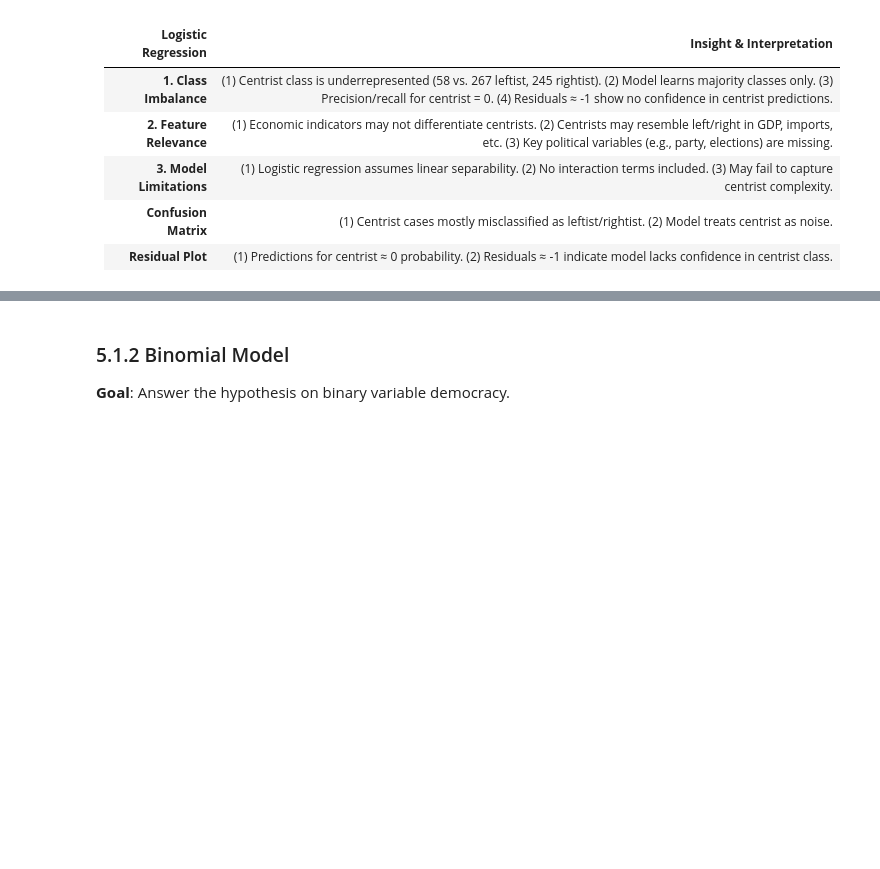
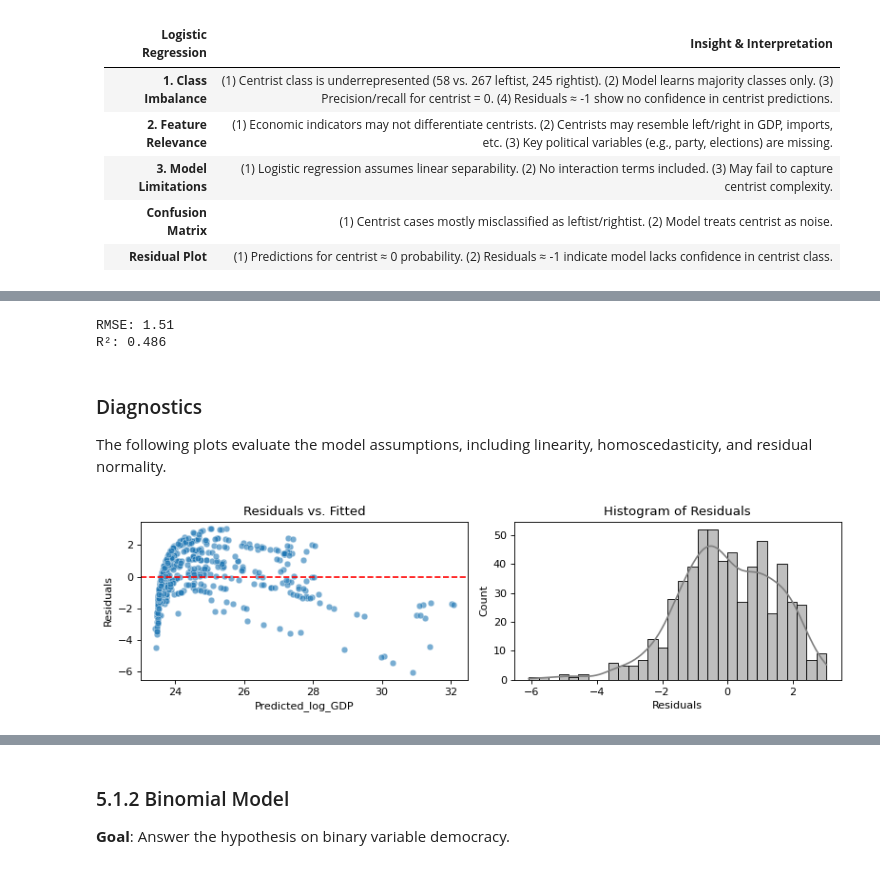
Before and after one commit to irmakoz1/ML1-HSLU, a Jupyter notebook: ML1_Report.ipynb, the cells around one changed output, grey strips where cells are left out. Saved outputs shown, nothing was run; the diff lists cells and outputs as text; code cells hidden in the pictures; blank space fills up the shorter version.

```diff
--- a/ML1_Report.ipynb
+++ b/ML1_Report.ipynb
@@ -729,0 +543,13 @@ plt.show()
+# %%
+df_regression = pd.read_csv('processed_data/new_data_with_count.csv')
+df_regression['log_GDP'] = np.log(df_regression['Gross.Domestic.Product..GDP.'])
+# %%
+# Model with log(GDP) ~ military expenditure + population + per capita GNI
+df_extended = df_regression[['log_GDP', 'Military.expenditure....of.GDP.', 'Population', 'Per.capita.GNI']].dropna()
+train, test = train_test_split(df_extended, test_size=0.2, random_state=42)
+
+model = smf.ols('log_GDP ~ Q("Military.expenditure....of.GDP.") + Population + Q("Per.capita.GNI")', data=train).fit()
+y_pred = model.predict(test)
+y_true = test['log_GDP']
+
+print(model.summary())
@@ -729,0 +579,28 @@ plt.show()
+# %%
+# Model performance metrics
+rmse = np.sqrt(mean_squared_error(y_true, y_pred))
+r2 = r2_score(y_true, y_pred)
+print(f'RMSE: {rmse:.2f}\nR²: {r2:.3f}')
+# %% [output]
+RMSE: 1.51
+R²: 0.486
+# %% [markdown]
+### Diagnostics
+The following plots evaluate the model assumptions, including linearity, homoscedasticity, and residual normality.
+# %%
+# Residual diagnostics
+test = test.copy()
+test['Predicted_log_GDP'] = y_pred
+test['Residuals'] = test['log_GDP'] - test['Predicted_log_GDP']
+
+fig, axes = plt.subplots(1, 2, figsize=(10, 3), dpi=80 )
+sns.scatterplot(x='Predicted_log_GDP', y='Residuals', data=test, ax=axes[0], alpha=0.6)
+axes[0].axhline(0, color='red', linestyle='--')
+axes[0].set_title('Residuals vs. Fitted')
+
+sns.histplot(test['Residuals'], kde=True, ax=axes[1], bins=30, color='gray')
+axes[1].set_title('Histogram of Residuals')
+plt.tight_layout()
+plt.show()
+# %% [output]
+[figure, added]
```
Also changed, not shown: parts of 14 cells of this notebook.
